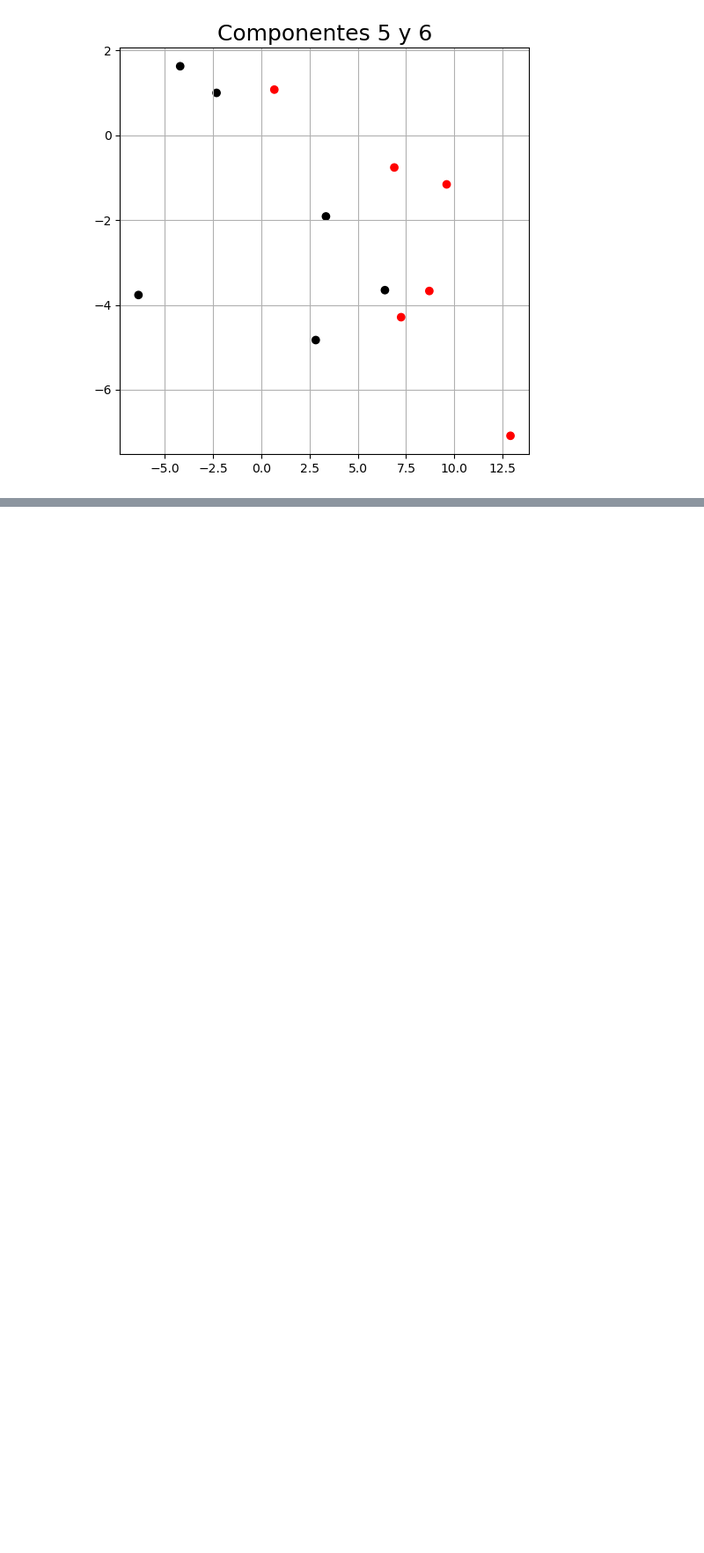
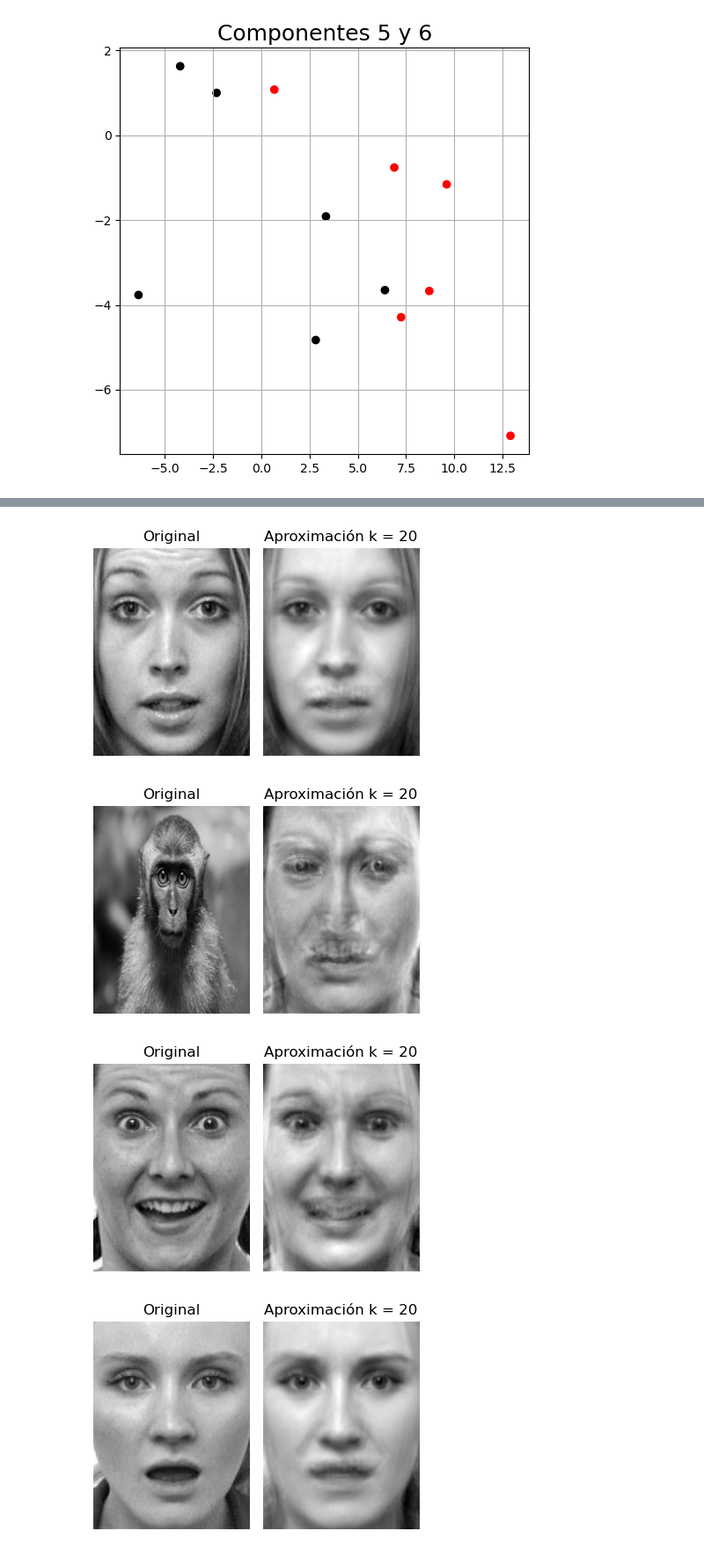
Before and after one commit to fernandaleroy/Proyecto-Algebra-, a Jupyter notebook: Codigo_Proyecto_SVD.ipynb, the cells around one changed output, grey strips where cells are left out. Shown at 88% size. Drawn from its saved outputs; the diff is of its cells as text; code cells hidden in the pictures; blank space fills up the shorter version.

```diff
--- a/Codigo_Proyecto_SVD.ipynb
+++ b/Codigo_Proyecto_SVD.ipynb
@@ -77,13 +77,13 @@ ids = [3, 22, 60] # imagenes de muestra
 ks = [1, 5, 10, 25, 50, 72] # valores de K pedidos
 
 # Centramos los datos
-media = A.mean(axis=0)       # Calculamos el promedio de cada columna de la matriz A
-A_centrada = A - media      # Centramos la matriz restandole la media
+media_A = A.mean(axis=0)       # Calculamos el promedio de cada columna de la matriz A
+A_centrada = A - media_A      # Centramos la matriz restandole la media
 
 for i in ids:
     for k in ks:
         A_k = aprox_rango_k(A_centrada, k) # se realiza la aproximacion usando la matriz centrada
-        A_descentrada = A_k + media # se descentra la matriz tras aproximarla a rango k, sumandole de nuevo la media
+        A_descentrada = A_k + media_A # se descentra la matriz tras aproximarla a rango k, sumandole de nuevo la media
         comparar_aproximacion(A, A_descentrada, i, k)
 # %% [output]
 [figure]
@@ -182,3 +182,24 @@ a rostros y tres de ellas correspondientes a otros objetos cotidianos. Visualice
 72 rostros), y visualice esta aproximacion. Comente sobre la calidad de
 las aproximaciones obtenidas. ¿Que imagenes se aproximan bien sobre las
 componentes principales de A? ¿Por que?
+# %%
+B = np.load("test.npy")
+# %%
+# Centramos los datos
+media_A = A.mean(axis=0)       # Calculamos el promedio de cada columna de la matriz A
+A_centrada = A - media_A      # Centramos la matriz restandole la media
+B_centrada = B - media_A
+
+U, S, Vh = truncated_svd(A_centrada, k=20)
+
+proyeccion_B = B_centrada @ Vh.T     # Proyecta las imágenes de test con los 20 componentes principales
+reconstruccion_B = proyeccion_B @ Vh        # Reconstruimos las imágenes proyectadas en el espacio original
+aproximacion = reconstruccion_B + media_A        # Se descentra la reconstruccion
+# %%
+for i in range(6):
+    comparar_aproximacion(B, aproximacion , i, 20)
+# %% [output]
+[figure, added]
+[figure, added]
+[figure, added]
+[figure, added]
```
Also changed, not shown: parts of 4 cells of this notebook.
